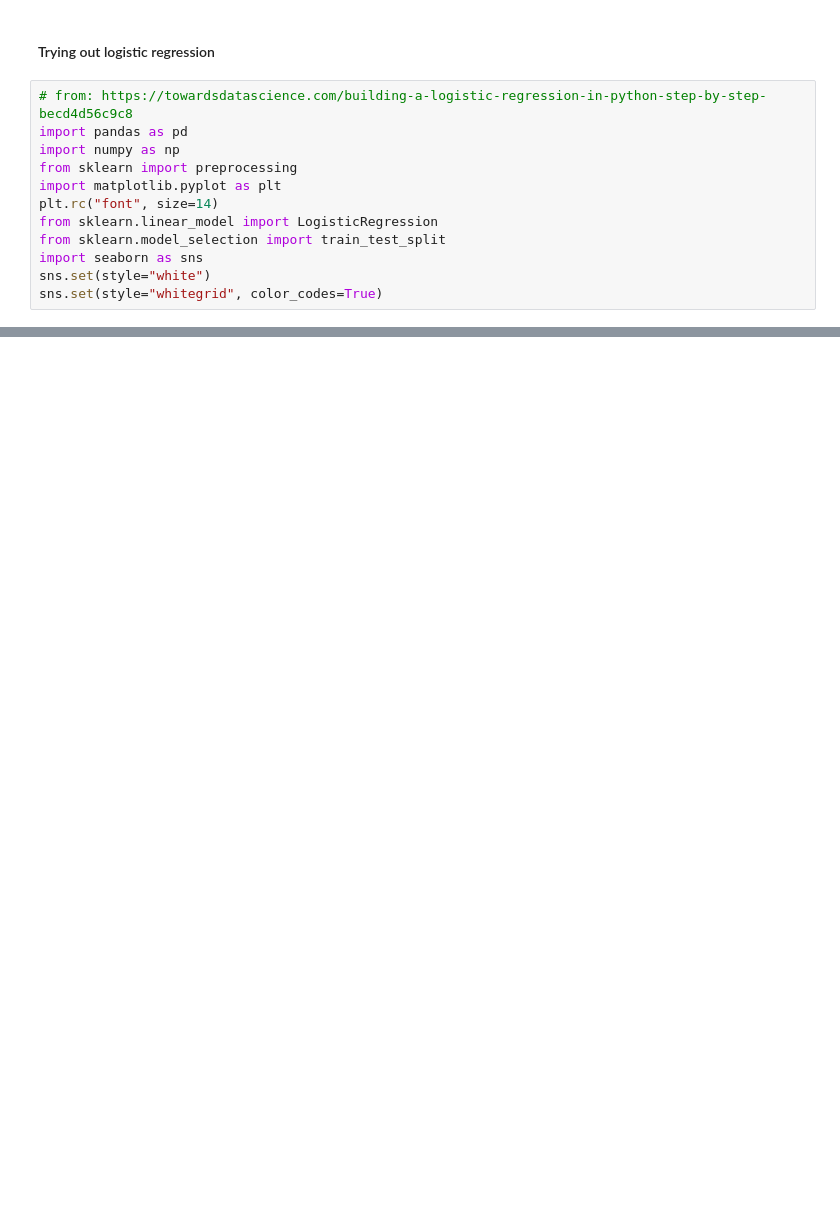
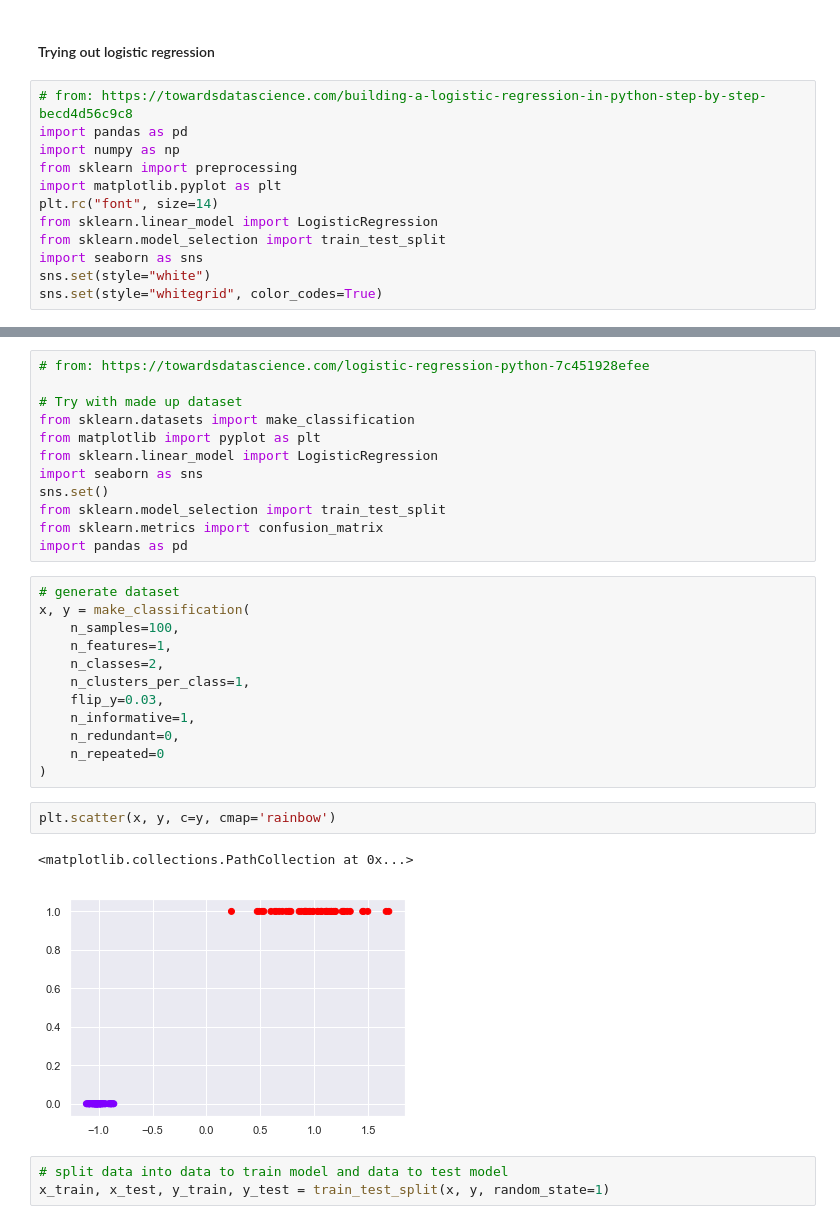
Before and after one commit to zs-barnes/Traffic-Collisions-EDA, a Jupyter notebook: EDA_Viz_Final_Project_Code_logistic_reg_test.ipynb, the cells around one changed output, grey strips where cells are left out. Cells and saved outputs as stored; diff of their text form; blank space fills up the shorter version.

```diff
--- a/EDA_Viz_Final_Project_Code_logistic_reg_test.ipynb
+++ b/EDA_Viz_Final_Project_Code_logistic_reg_test.ipynb
@@ -96,0 +195,32 @@ sns.set(style="whitegrid", color_codes=True)
+# %%
+# from: https://towardsdatascience.com/logistic-regression-python-7c451928efee
+
+# Try with made up dataset
+from sklearn.datasets import make_classification
+from matplotlib import pyplot as plt
+from sklearn.linear_model import LogisticRegression
+import seaborn as sns
+sns.set()
+from sklearn.model_selection import train_test_split
+from sklearn.metrics import confusion_matrix
+import pandas as pd
+# %%
+# generate dataset
+x, y = make_classification(
+    n_samples=100,
+    n_features=1,
+    n_classes=2,
+    n_clusters_per_class=1,
+    flip_y=0.03,
+    n_informative=1,
+    n_redundant=0,
+    n_repeated=0
+)
+# %%
+plt.scatter(x, y, c=y, cmap='rainbow')
+# %% [output]
+<matplotlib.collections.PathCollection at 0x...>
+[figure, added]
+# %%
+# split data into data to train model and data to test model
+x_train, x_test, y_train, y_test = train_test_split(x, y, random_state=1)
```
Also changed, not shown: parts of 18 cells of this notebook.
